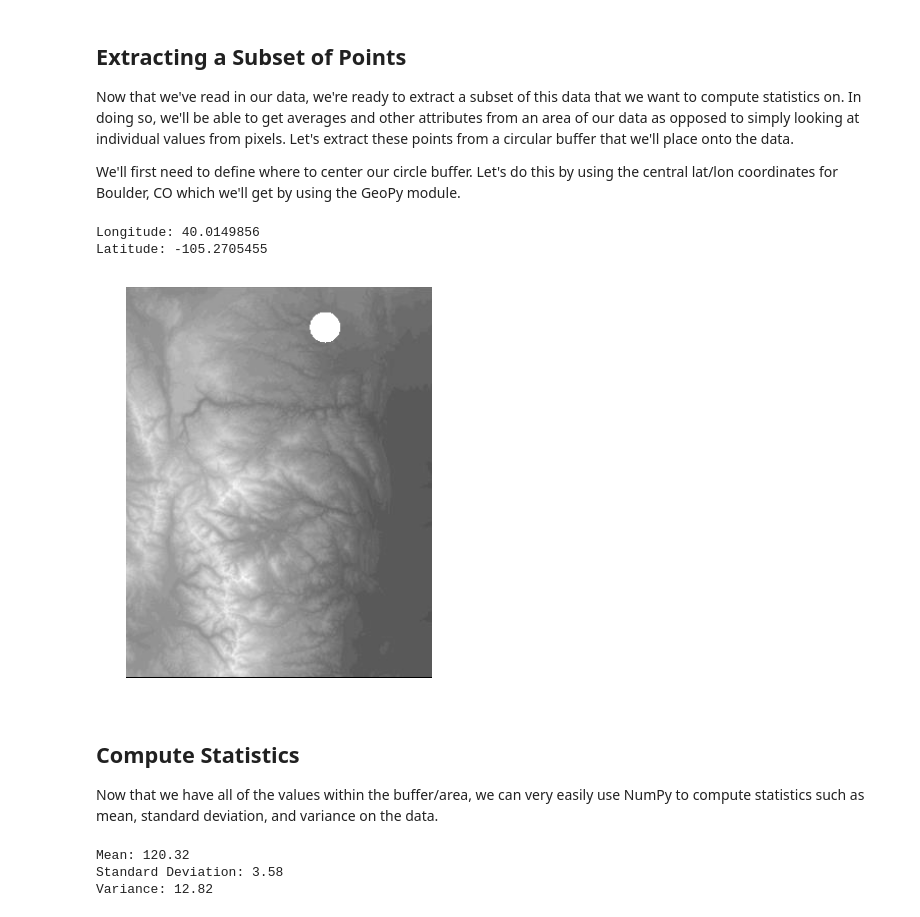
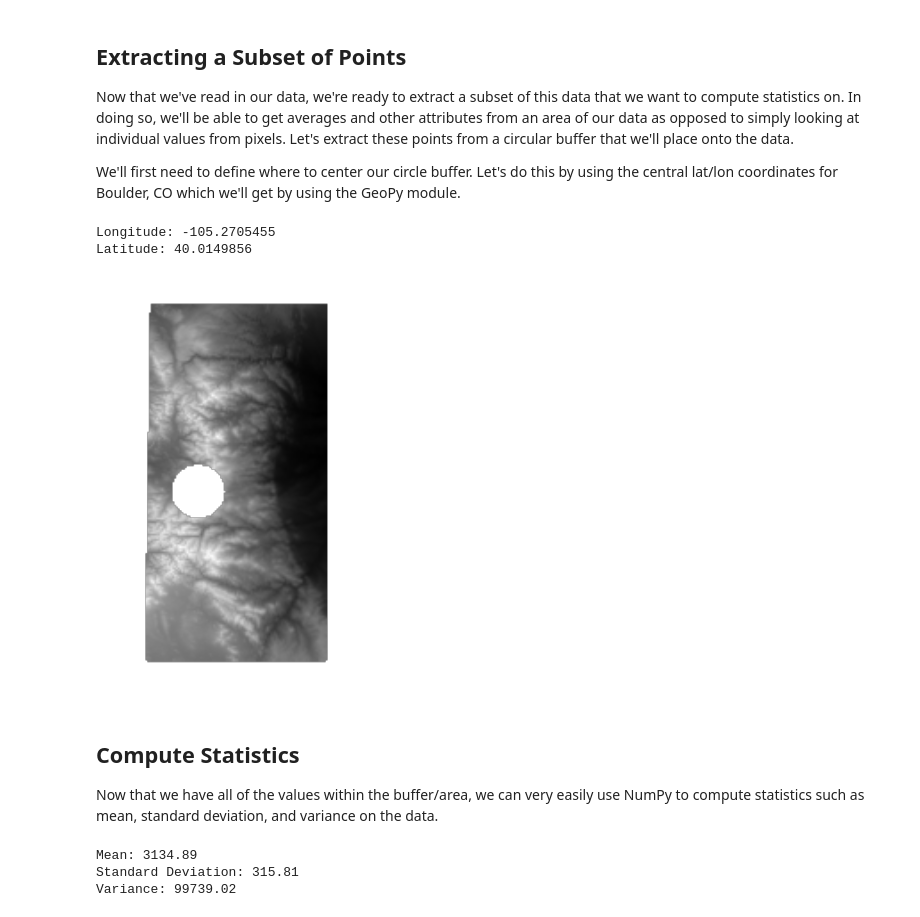
Before and after one commit to earthlab/tutorials, a Jupyter notebook: python/buffered_spatial_points_in_raster.ipynb, the cells around one changed output. Saved outputs shown, nothing was run; the diff lists cells and outputs as text; code cells hidden in the pictures.

```diff
--- a/python/buffered_spatial_points_in_raster.ipynb
+++ b/python/buffered_spatial_points_in_raster.ipynb
@@ -36,14 +36,15 @@ import numpy as np
 Our first objective is to read in the data that we want to use. We'll be working with .tiff image files and reading these in as numpy arrays. By doing so, we'll be able to essentially "view" our image as a 2D array where each cell corresponds to some value stored in each pixel of the image.
 # %%
 #Read in the data
-filename = "../data/front_range_dem.tiff"
+filename = "../data/front_range_dem.tif"
 gdal_data = gdal.Open(filename)
-data_array = gdal_data.ReadAsArray().astype(np.float)
+gdal_band = gdal_data.GetRasterBand(1)
+nodataval = gdal_band.GetNoDataValue()
+data_array = gdal_data.ReadAsArray()
+data_array[data_array == nodataval] = np.nan
 
 #View the data we're using
-fig = plt.figure(figsize = (7, 7))
-ax = fig.add_subplot(111)
+plt.figure(figsize = (8, 8))
 plt.axis("off")
-img = plt.imread(filename)
-ax.imshow(img, cmap = "gray")
+img = plt.imshow(data_array, cmap = "gray")
 # %% [output]
@@ -61,51 +61,51 @@ city = 'Boulder, CO'
 g = Nominatim().geocode(city, timeout=5)
 p = (g.longitude,g.latitude)
 radius = 15
-circle = (p[1], p[0], radius)
-print "Longitude:", p[1]
-print "Latitude:", p[0]
+circle = (p[0], p[1], radius)
+print "Longitude:", p[0]
+print "Latitude:", p[1]
 # %% [output]
-Longitude: 40.0149856
-Latitude: -105.2705455
+Longitude: -105.2705455
+Latitude: 40.0149856
 # %%
 #Extract the points within the circle
 def points_in_circle(circle, arr):
     buffer_points = []
     i0, j0, r = circle
 
     def int_ceiling(x):
         return int(np.ceil(x))
 
     for i in xrange(int_ceiling(i0 - r), int_ceiling(i0 + r)):
         ri = np.sqrt(r**2 - (i - i0)**2)
 
         for j in xrange(int_ceiling(j0 - ri), int_ceiling(j0 + ri)):
             buffer_points.append(arr[i][j])
-            arr[i][j] = 256
+            arr[i][j] = np.nan
 
     return buffer_points
 
 buffer_points = points_in_circle(circle, data_array)
 
 fig = plt.figure(figsize = (7, 7))
 ax = fig.add_subplot(111)
 plt.axis("off")
 img = plt.imshow(data_array, cmap = "gray")
 # %% [output]
-[figure, old version]
+[figure, new version]
 # %% [markdown]
 ## Compute Statistics
 
 Now that we have all of the values within the buffer/area, we can very easily use NumPy to compute statistics such as mean, standard deviation, and variance on the data.
 # %%
-mean = np.mean(buffer_points)
-std = np.std(buffer_points)
-variance = np.var(buffer_points)
+mean = np.nanmean(buffer_points)
+std = np.nanstd(buffer_points)
+variance = np.nanvar(buffer_points)
 
 print "Mean: %.2f" % mean
 print "Standard Deviation: %.2f" % std
 print "Variance: %.2f" % variance
 # %% [output]
-Mean: 120.32
-Standard Deviation: 3.58
-Variance: 12.82
+Mean: 3134.89
+Standard Deviation: 315.81
+Variance: 99739.02
```
Also changed, not shown: parts of 1 cell of this notebook.
